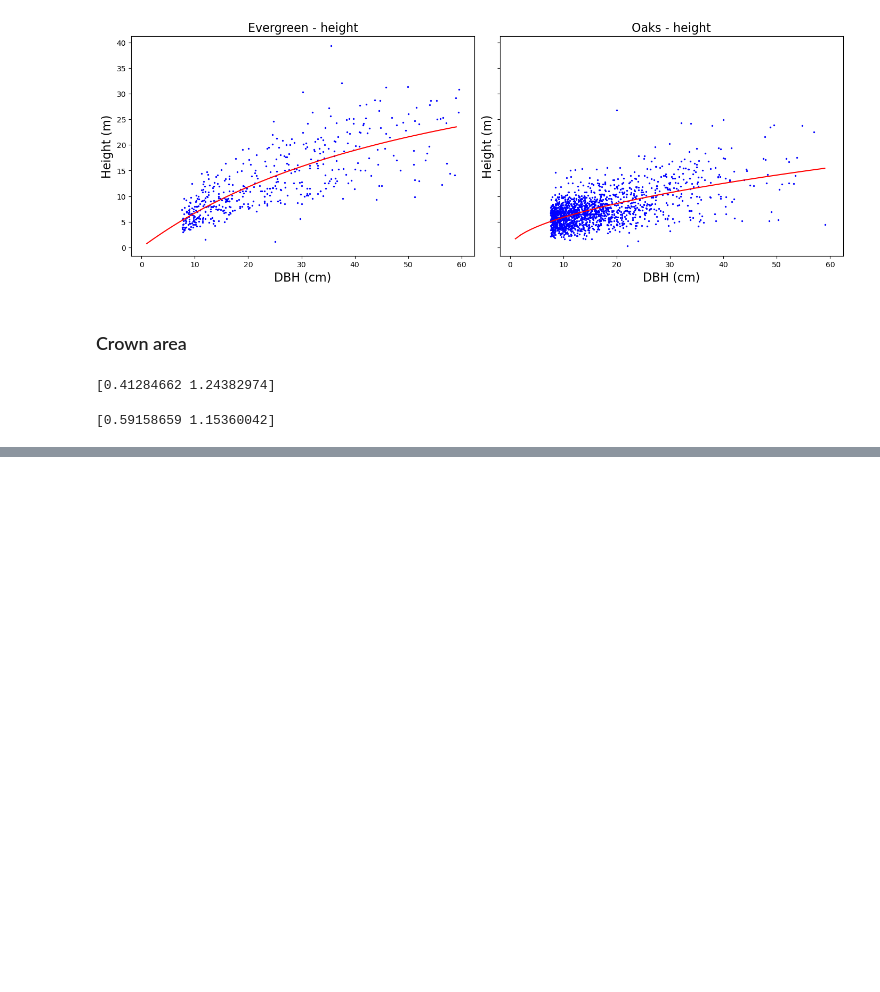
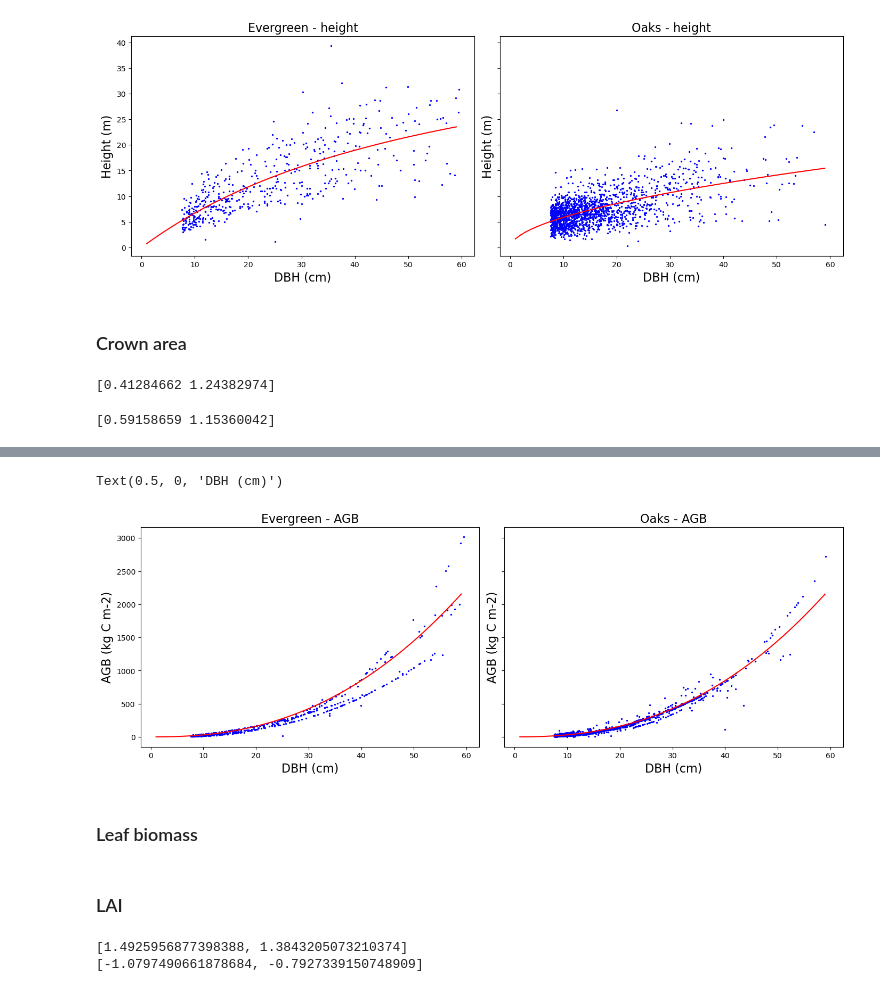
Before and after one commit to JessicaNeedham/FATES-plotting-scripts, a Jupyter notebook: FATES-MRV-IFM_allometry.ipynb, the cells around one changed output, grey strips where cells are left out. Drawn from its saved outputs; the diff is of its cells as text; code cells hidden in the pictures; blank space fills up the shorter version.

```diff
--- a/FATES-MRV-IFM_allometry.ipynb
+++ b/FATES-MRV-IFM_allometry.ipynb
@@ -80,6 +79,12 @@ def d2ca (d, p1, p2) :
     return ca
 
 initial_guess_ca = [0.07, 1.3]
+# %%
+def d2bagw (d, p1, p2) :
+    bagw = (p1 * d**p2)
+    return bagw
+
+# Note in FATES this is divided by 2 to get carbon. But measurements are in biomass.
 # %% [markdown]
 ### Height
 # %%
@@ -173,0 +184,35 @@ Text(0.5, 0, 'DBH (cm)')
+# %%
+evg_agb = evergreen.dropna(subset=['agb','dbh'])
+# remove outliers
+evg_agb = evg_agb[evg_agb['dbh'] < 1000]
+evg_agb = evg_agb[evg_agb['agb'] < 5000]
+dbh_evg_agb = np.arange(1,evg_agb['dbh'].max(),1)
+
+evg_curve_agb = [d2bagw(d, 0.1229, 2.3964)  for  d  in dbh_evg_agb]
+
+oak_agb = oaks.dropna(subset=['agb','dbh'])
+# remove outliers
+oak_agb = oak_agb[oak_agb['dbh'] < 1000]
+oak_agb = oak_agb[oak_agb['agb'] < 5000]
+dbh_oak_agb = np.arange(1,oak_agb['dbh'].max(),1)
+
+oak_curve_agb = [d2bagw(d, 0.1229, 2.3964)  for  d  in dbh_oak_agb]
+# %%
+fig, ((fax0,fax1)) = plt.subplots(nrows=1, ncols=2, figsize=(14,5), sharey=True, sharex=True, constrained_layout=True)
+
+fax0.scatter(evg_agb.dbh, evg_agb.agb, c='blue', s=2)
+fax0.plot(dbh_evg_agb, evg_curve_agb, color='red')
+fax0.set_title('Evergreen - AGB', fontsize=16)
+fax0.set_ylabel('AGB (kg C m-2)', fontsize=16)
+fax0.set_xlabel('DBH (cm)', fontsize=16)
+
+fax1.scatter(oak_agb.dbh, oak_agb.agb, c='blue', s=2)
+fax1.plot(dbh_oak_agb, oak_curve_agb, color='red')
+fax1.set_title('Oaks - AGB', fontsize=16)
+fax1.set_ylabel('AGB (kg C m-2)', fontsize=16)
+fax1.set_xlabel('DBH (cm)', fontsize=16)
+# %% [output]
+Text(0.5, 0, 'DBH (cm)')
+[figure, added]
+# %% [markdown]
+### Leaf biomass
@@ -173,0 +223,2 @@ Text(0.5, 0, 'DBH (cm)')
+# %% [markdown]
+### LAI
@@ -173,0 +251,23 @@ Text(0.5, 0, 'DBH (cm)')
+# %%
+vcmax25top = [61,62]
+nitr_stoich  = [0.033, 0.029]
+slatop = [0.0108, 0.006]
+slamax= [0.0954, 0.0954]
+lnc_top =  [a / b for a,  b  in  zip(nitr_stoich,  slatop)]
+umolC_to_kgC = 12.0e-9
+g_per_kg = 1000.0
+
+ca_p1 = [ca_ps_evg[0], ca_ps_oak[0]]
+ca_p2 =  [ca_ps_evg[1], ca_ps_oak[1]]
+
+d2bl1 = [0.04, 0.08]
+d2bl2 = [a * 1.2 for a in ca_p2]
+print(d2bl2)
+
+diffs = [a - b for a,b in zip(ca_p1, d2bl2)]
+print(diffs)
+
+pftnames = ['Pines', 'Oaks']
+# %% [output]
+[1.4925956877398388, 1.3843205073210374]
+[-1.0797490661878684, -0.7927339150748909]
```
Also changed, not shown: parts of 16 cells of this notebook.
